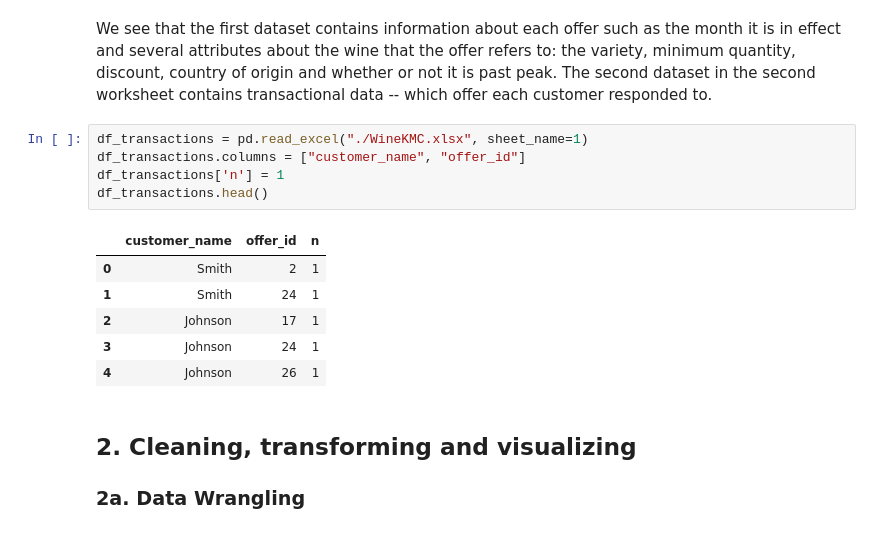
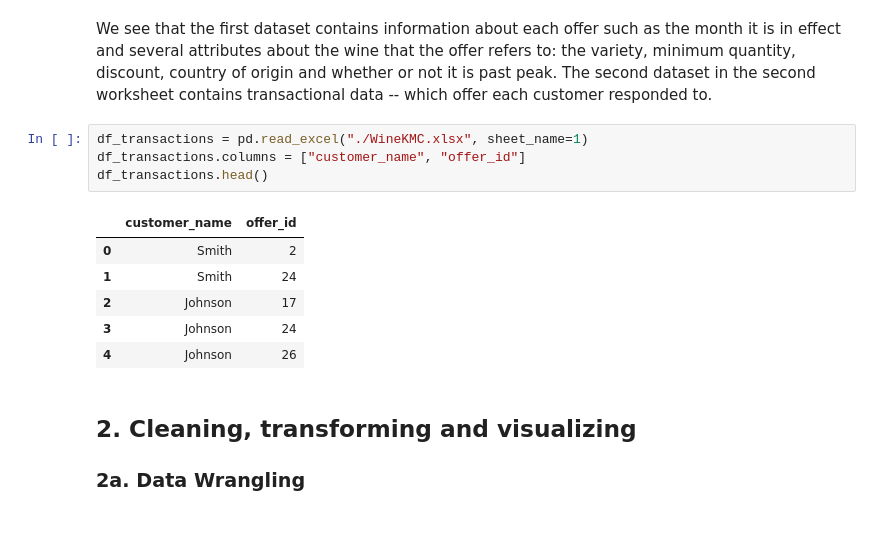
Before and after one commit to jharvey407/ClusteringCaseStudy, a Jupyter notebook: Clustering Case Study - Customer Segmentation with K-Means - Tier 3.ipynb, the cells around one changed output. Cells and saved outputs as stored; diff of their text form.

```diff
--- a/Clustering Case Study - Customer Segmentation with K-Means - Tier 3.ipynb
+++ b/Clustering Case Study - Customer Segmentation with K-Means - Tier 3.ipynb
@@ -72,15 +75,14 @@ We see that the first dataset contains information about each offer such as the
 # %%
 df_transactions = pd.read_excel("./WineKMC.xlsx", sheet_name=1)
 df_transactions.columns = ["customer_name", "offer_id"]
-df_transactions['n'] = 1
 df_transactions.head()
 # %% [output]
-|  | customer_name | offer_id | n |
-| 0 | Smith | 2 | 1 |
-| 1 | Smith | 24 | 1 |
-| 2 | Johnson | 17 | 1 |
-| 3 | Johnson | 24 | 1 |
-| 4 | Johnson | 26 | 1 |
+|  | customer_name | offer_id |
+| 0 | Smith | 2 |
+| 1 | Smith | 24 |
+| 2 | Johnson | 17 |
+| 3 | Johnson | 24 |
+| 4 | Johnson | 26 |
 # %% [markdown]
 ## 2. Cleaning, transforming and visualizing
 ### 2a. Data Wrangling
```
Also changed, not shown: parts of 100 cells of this notebook.
